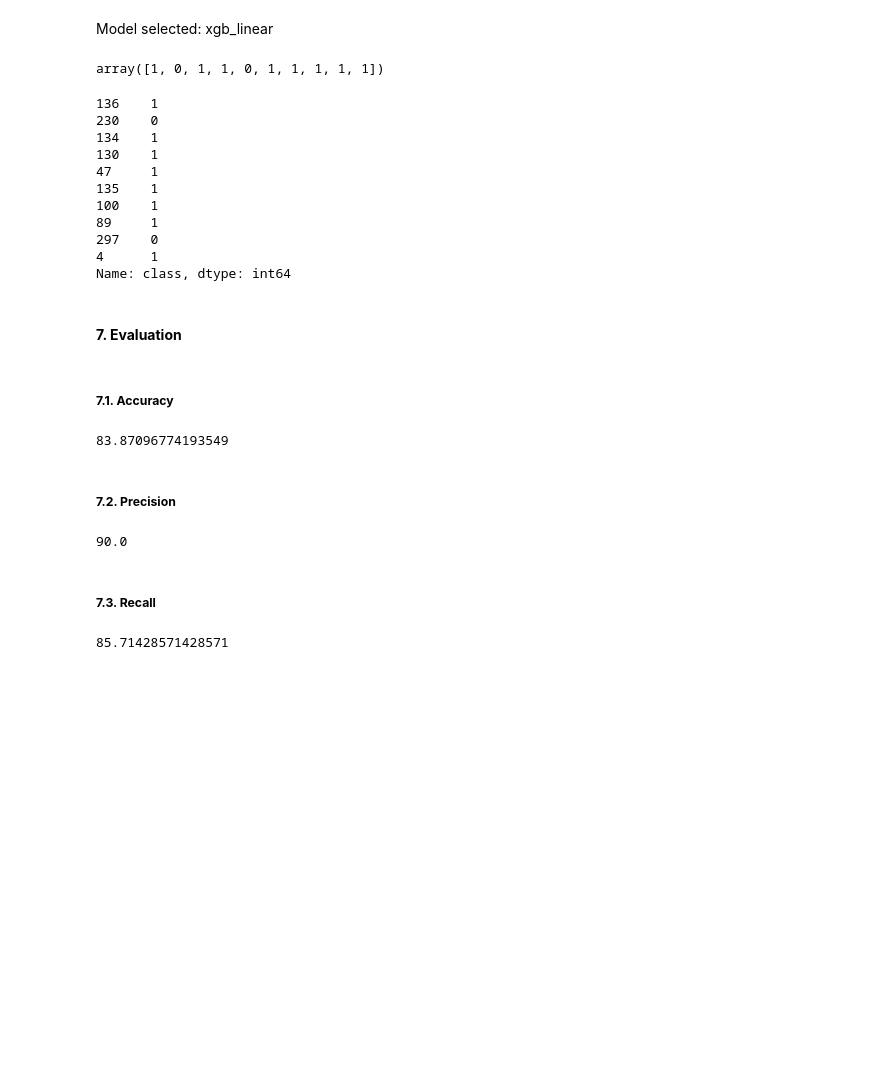
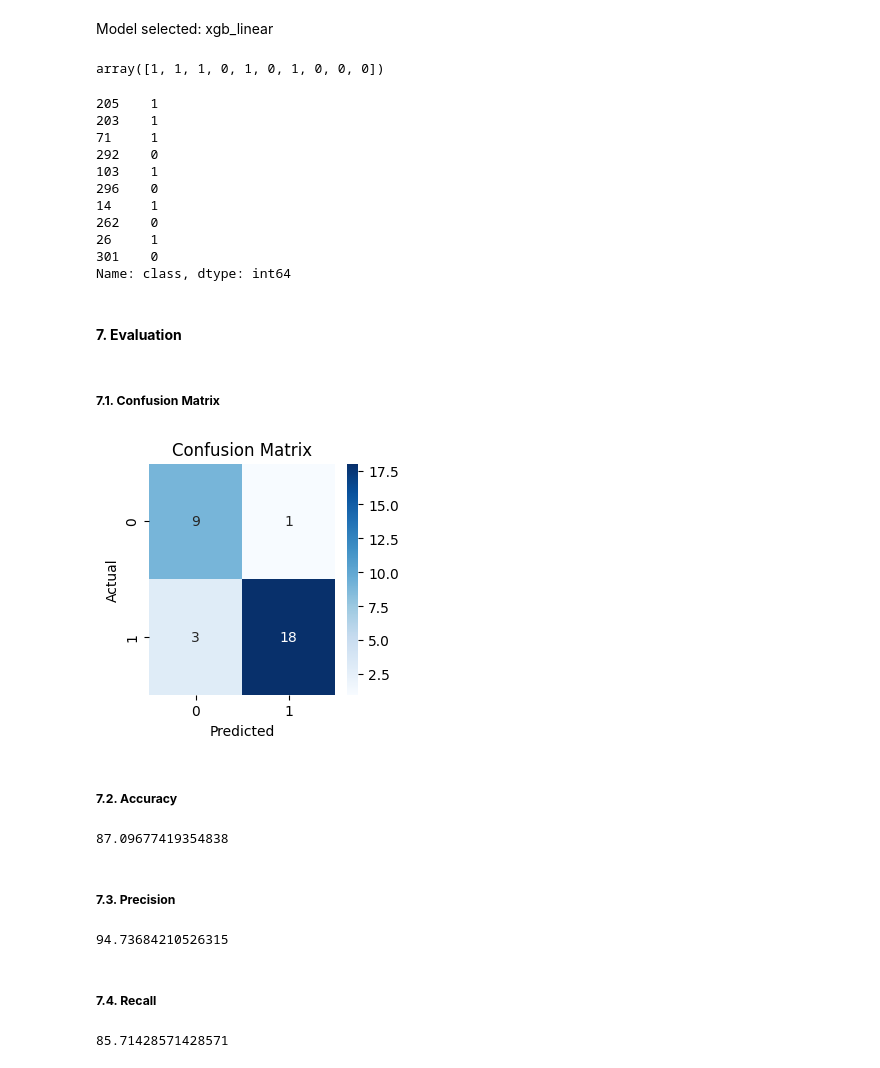
Before and after one commit to PedroFlorencioNeto/vertebral-analysis, a Jupyter notebook: notebooks/VertebralColumnClassificator.ipynb, the cells around one changed output. Drawn from its saved outputs; the diff is of its cells as text; code cells hidden in the pictures; blank space fills up the shorter version.

```diff
--- a/VertebralColumnClassificator.ipynb
+++ b/notebooks/VertebralColumnClassificator.ipynb
@@ -31,5 +51,5 @@ Vertebral_zip.extractall()
 # %%
-data = arff.loadarff('column_2C_weka.arff')
+data = arff.loadarff('../raw-data/column_2C_weka.arff')
 df = pd.DataFrame(data[0])
 # %% [markdown]
 #### <b> 3. Data understanding
@@ -294,41 +314,51 @@ clf = xgb_linear
 Model selected: xgb_linear
 # %%
 model  = clf.fit(X_train, y_train)
-predictions = model.predict(X_test)
+predictions = model.predict(X_validate)
 predictions[:10]
 # %% [output]
-array([1, 0, 1, 1, 0, 1, 1, 1, 1, 1])
+array([1, 1, 1, 0, 1, 0, 1, 0, 0, 0])
 # %%
-y_test[:10]
+y_validate[:10]
 # %% [output]
-136    1
-230    0
-134    1
-130    1
-47     1
-135    1
-100    1
-89     1
-297    0
-4      1
+205    1
+203    1
+71     1
+292    0
+103    1
+296    0
+14     1
+262    0
+26     1
+301    0
 Name: class, dtype: int64
 # %% [markdown]
 #### <B>7. Evaluation
+# %% [markdown]
+##### <b>7.1. Confusion Matrix
+# %%
+cm = pd.crosstab(y_validate, predictions, rownames=['Actual'], colnames=['Predicted'])
+plt.figure(figsize=(3, 3))
+sns.heatmap(cm, annot=True, fmt='d', cmap='Blues')
+plt.title('Confusion Matrix')
+plt.show()
+# %% [output]
+[figure, new version]
 # %% [markdown]
-##### <b>7.1. Accuracy
+##### <b>7.2. Accuracy
 # %%
-accuracy = (predictions == y_test).sum()
+accuracy = (predictions == y_validate).sum()
 accuracy /= len(y_test)
 accuracy*100
 # %% [output]
-83.87096774193549
+87.09677419354838
 # %% [markdown]
-##### <b>7.2. Precision
+##### <b>7.3. Precision
 # %%
-precision = (predictions & y_test).sum() / predictions.sum()
+precision = (predictions & y_validate).sum() / predictions.sum()
 precision*100
 # %% [output]
-90.0
+94.73684210526315
 # %% [markdown]
-##### <b>7.3. Recall
+##### <b>7.4. Recall
 # %%
```
Also changed, not shown: parts of 11 cells of this notebook, 1 other file.
